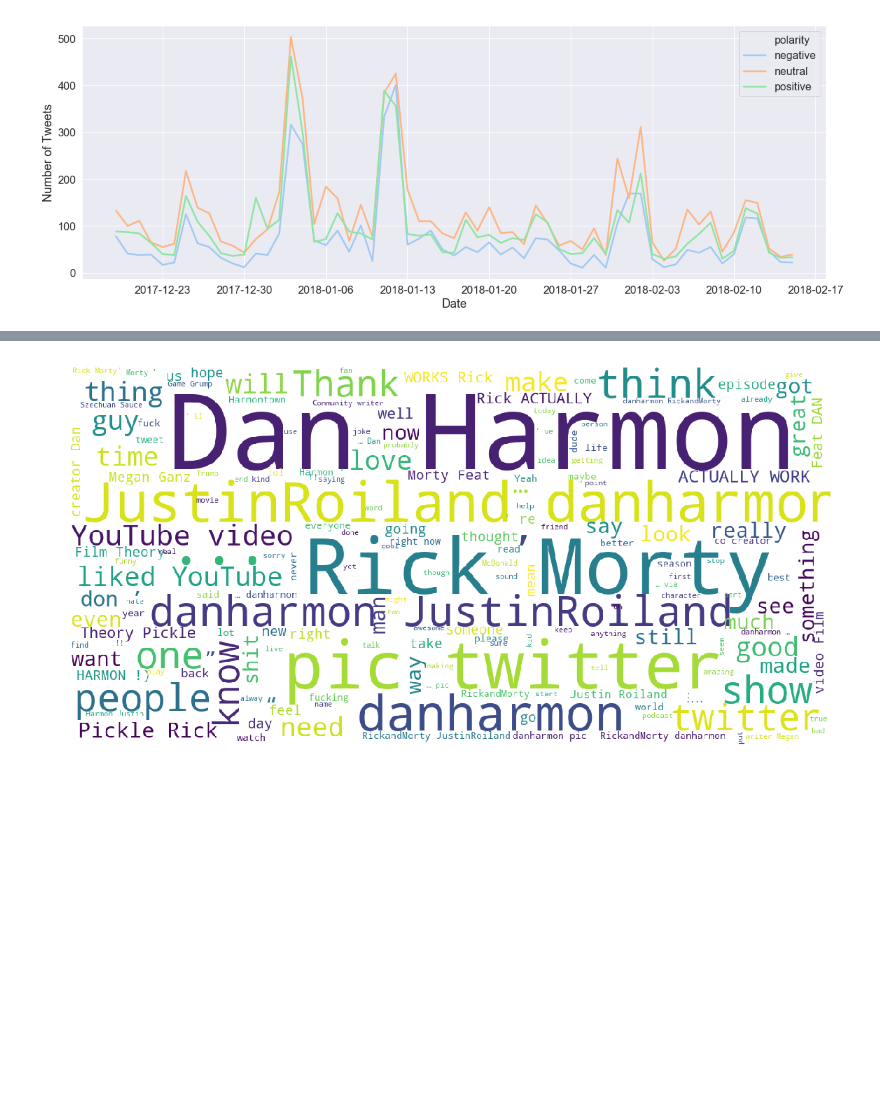
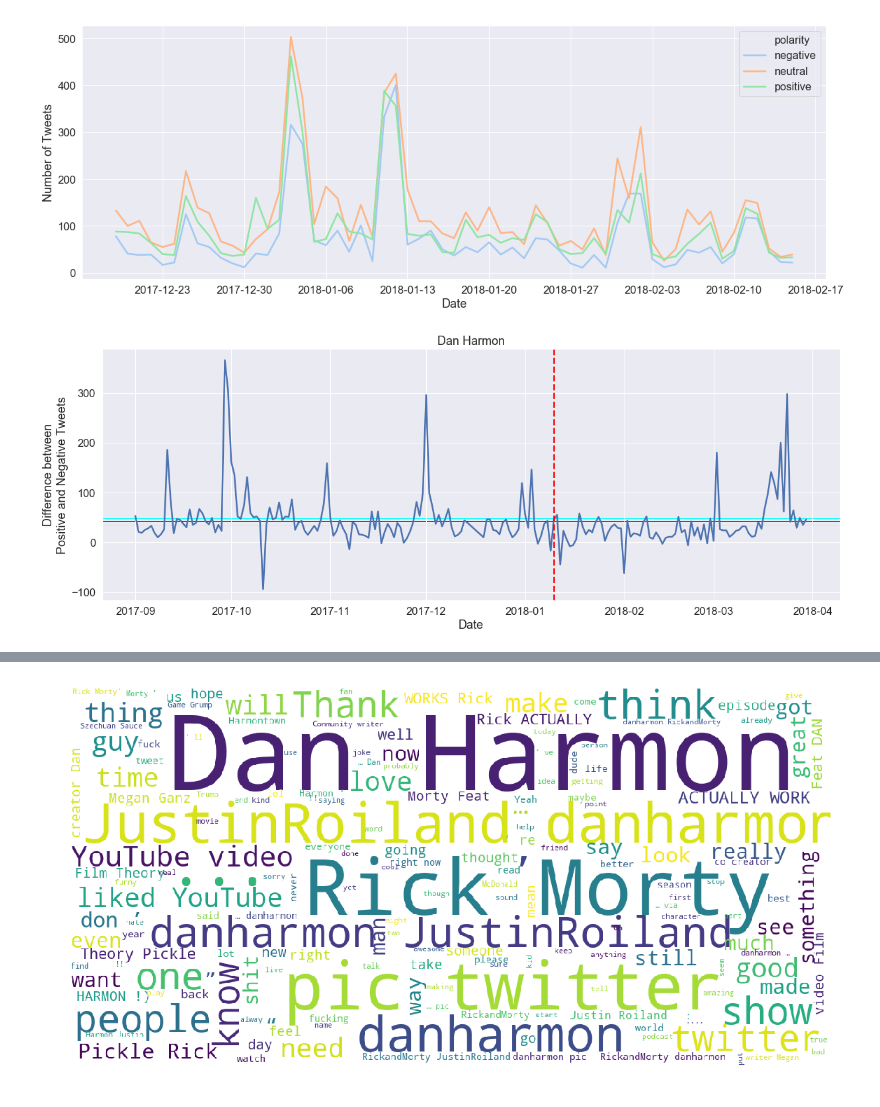
Before and after one commit to Tokkojin/Undergraduate-Honors-Thesis, a Jupyter notebook: detecting twitter moments -> change in public sentiment.ipynb, the cells around one changed output, grey strips where cells are left out. Saved outputs shown, nothing was run; the diff lists cells and outputs as text; code cells hidden in the pictures; blank space fills up the shorter version.

Commit message:
diff in sentiment over time

```diff
--- a/detecting twitter moments -> change in public sentiment.ipynb
+++ b/detecting twitter moments -> change in public sentiment.ipynb
@@ -147,3 +174,16 @@ df.columns = ['timestamp', 'polarity', 'size']
+# %%
+grouped_df = df.groupby('timestamp')
+diff = []
+dates = []
+for key, item in grouped_df: #negative, neutral, positive
+    val = list(item[0])
+    # pos - neg
+    # print(val[2] - val[0])
+    diff.append(val[2] - val[0])
+    dates.append(key)
+# %%
+d = {'date': dates, 'difference': diff}
+diff_df = pd.DataFrame(data=d)
 # %%
 dims = (20, 7)
 fig, ax = plt.subplots(figsize=dims)
@@ -154,3 +194,27 @@ ax.set_ylabel("Number of Tweets")
 # %% [output]
 Text(0,0.5,'Number of Tweets')
 [figure]
+# %%
+import datetime
+
+date_of_interest = datetime.date(2018,1,10)
+
+before = diff_df[diff_df['date'] < date_of_interest]['difference']
+after = diff_df[diff_df['date'] > date_of_interest]['difference']
+# %%
+dims = (20, 7)
+fig, ax = plt.subplots(figsize=dims)
+
+ax = sns.lineplot(ax = ax, x='date', y='difference', data=diff_df)
+ax.set_title('Dan Harmon')
+ax.set_xlabel("Date")
+ax.set_ylabel("Difference between\nPositive and Negative Tweets")
+ax.axvline(date_of_interest, color='red', linestyle='--')
+ax.axhline(y=diff_df['difference'].mean(), color='black', linestyle='-',linewidth=1,zorder=0)
+ax.axhline(y=before.mean(), color='cyan', linestyle='-',linewidth=1,zorder=0)
+ax.axhline(y=after.mean(), color='yellow', linestyle='-',linewidth=1,zorder=0)
+plt.show()
+
+fig.savefig("dan_harmon_sentiment_over_time.pdf")
+# %% [output]
+[figure, added]
```
Also changed, not shown: parts of 8 cells of this notebook, 3 other files.
